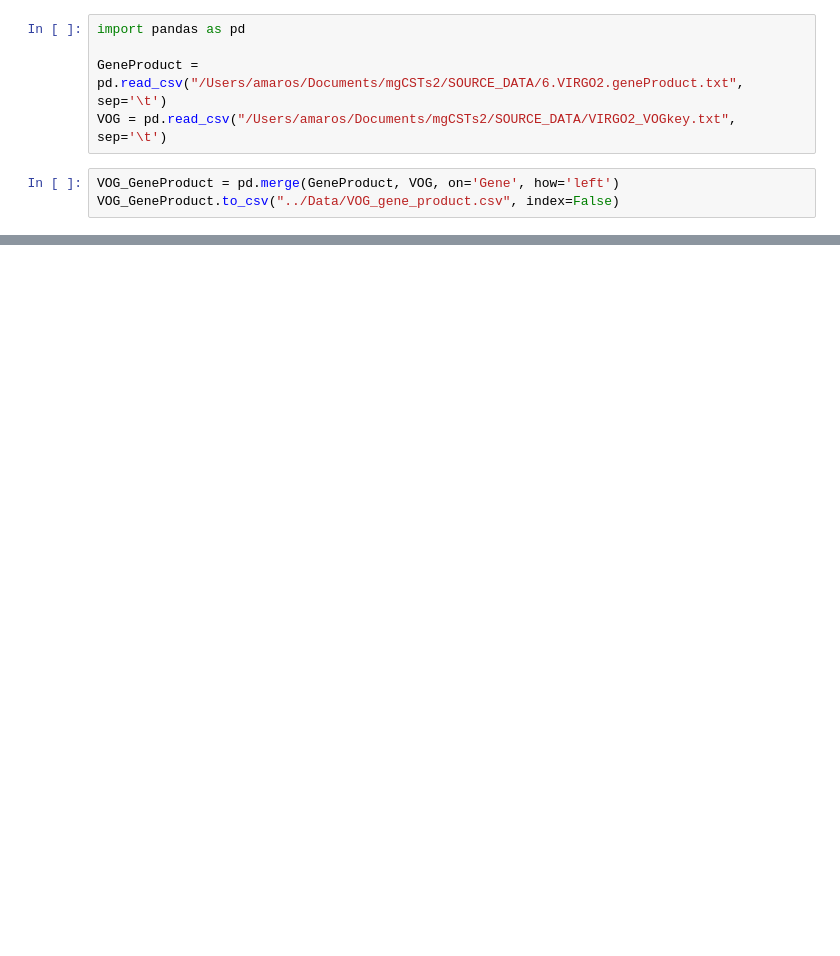
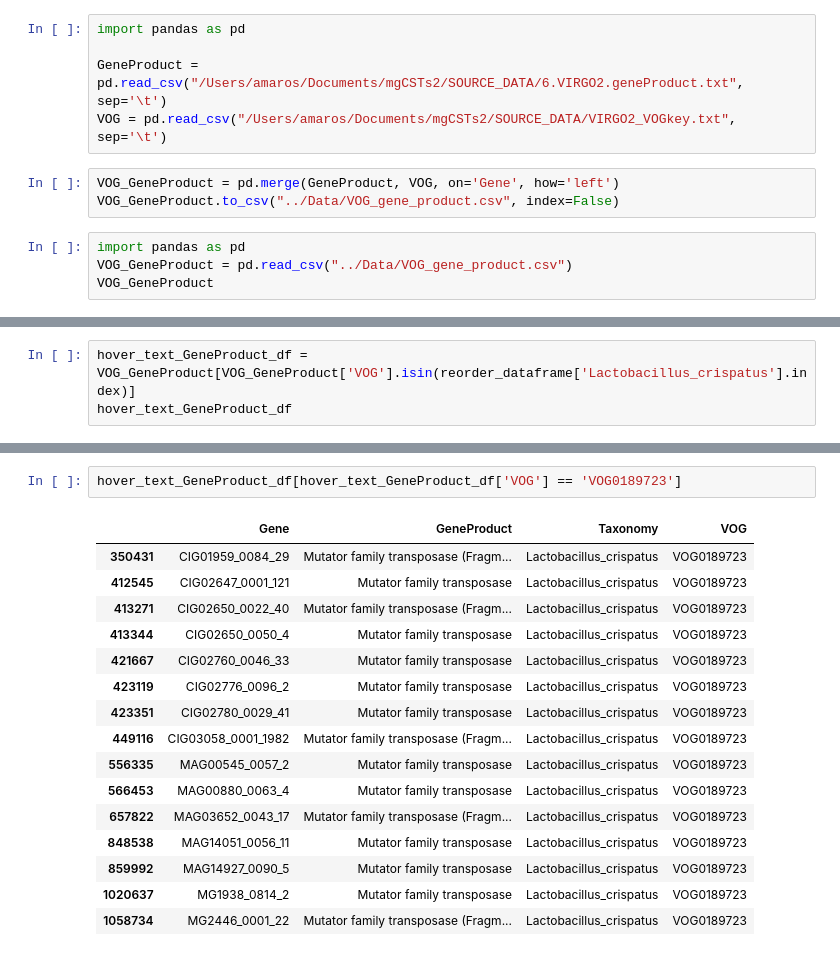
Before and after one commit to AmauryMaros/MgCSTs2, a Jupyter notebook: Python_notebooks/VOG_gene_product.ipynb, the cells around one changed output, grey strips where cells are left out. Saved outputs shown, nothing was run; the diff lists cells and outputs as text; blank space fills up the shorter version.

```diff
--- a/Python_notebooks/VOG_gene_product.ipynb
+++ b/Python_notebooks/VOG_gene_product.ipynb
@@ -6,3 +6,7 @@ VOG = pd.read_csv("/Users/amaros/Documents/mgCSTs2/SOURCE_DATA/VIRGO2_VOGkey.txt
 # %%
 VOG_GeneProduct = pd.merge(GeneProduct, VOG, on='Gene', how='left')
 VOG_GeneProduct.to_csv("../Data/VOG_gene_product.csv", index=False)
+# %%
+import pandas as pd
+VOG_GeneProduct = pd.read_csv("../Data/VOG_gene_product.csv")
+VOG_GeneProduct
@@ -24,0 +69,3 @@ VOG_GeneProduct
+# %%
+hover_text_GeneProduct_df = VOG_GeneProduct[VOG_GeneProduct['VOG'].isin(reorder_dataframe['Lactobacillus_crispatus'].index)]
+hover_text_GeneProduct_df
@@ -24,0 +102,19 @@ VOG_GeneProduct
+# %%
+hover_text_GeneProduct_df[hover_text_GeneProduct_df['VOG'] == 'VOG0189723']
+# %% [output]
+|  | Gene | GeneProduct | Taxonomy | VOG |
+| 350431 | CIG01959_0084_29 | Mutator family transposase (Fragm... | Lactobacillus_crispatus | VOG0189723 |
+| 412545 | CIG02647_0001_121 | Mutator family transposase | Lactobacillus_crispatus | VOG0189723 |
+| 413271 | CIG02650_0022_40 | Mutator family transposase (Fragm... | Lactobacillus_crispatus | VOG0189723 |
+| 413344 | CIG02650_0050_4 | Mutator family transposase | Lactobacillus_crispatus | VOG0189723 |
+| 421667 | CIG02760_0046_33 | Mutator family transposase | Lactobacillus_crispatus | VOG0189723 |
+| 423119 | CIG02776_0096_2 | Mutator family transposase | Lactobacillus_crispatus | VOG0189723 |
+| 423351 | CIG02780_0029_41 | Mutator family transposase | Lactobacillus_crispatus | VOG0189723 |
+| 449116 | CIG03058_0001_1982 | Mutator family transposase (Fragm... | Lactobacillus_crispatus | VOG0189723 |
+| 556335 | MAG00545_0057_2 | Mutator family transposase | Lactobacillus_crispatus | VOG0189723 |
+| 566453 | MAG00880_0063_4 | Mutator family transposase | Lactobacillus_crispatus | VOG0189723 |
+| 657822 | MAG03652_0043_17 | Mutator family transposase (Fragm... | Lactobacillus_crispatus | VOG0189723 |
+| 848538 | MAG14051_0056_11 | Mutator family transposase | Lactobacillus_crispatus | VOG0189723 |
+| 859992 | MAG14927_0090_5 | Mutator family transposase | Lactobacillus_crispatus | VOG0189723 |
+| 1020637 | MG1938_0814_2 | Mutator family transposase | Lactobacillus_crispatus | VOG0189723 |
+| 1058734 | MG2446_0001_22 | Mutator family transposase (Fragm... | Lactobacillus_crispatus | VOG0189723 |
```
Also changed, not shown: parts of 10 cells of this notebook, 10 other files.
